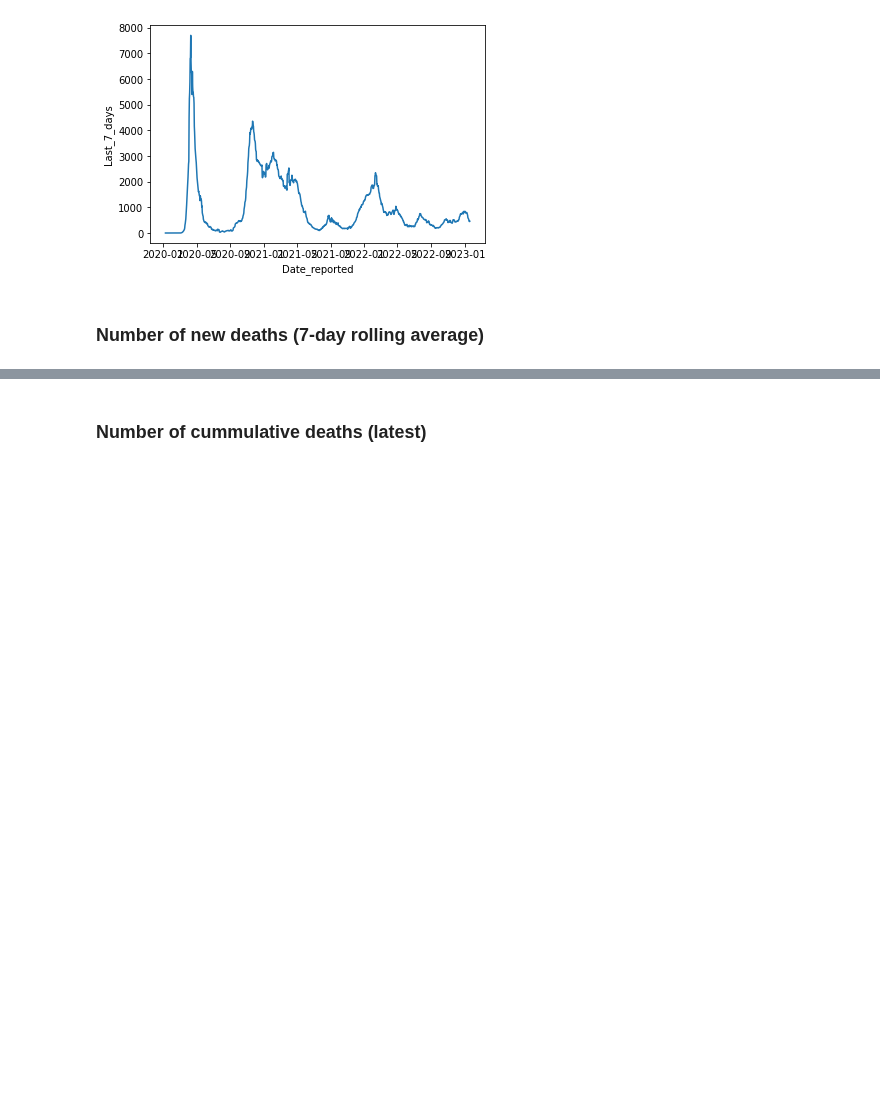
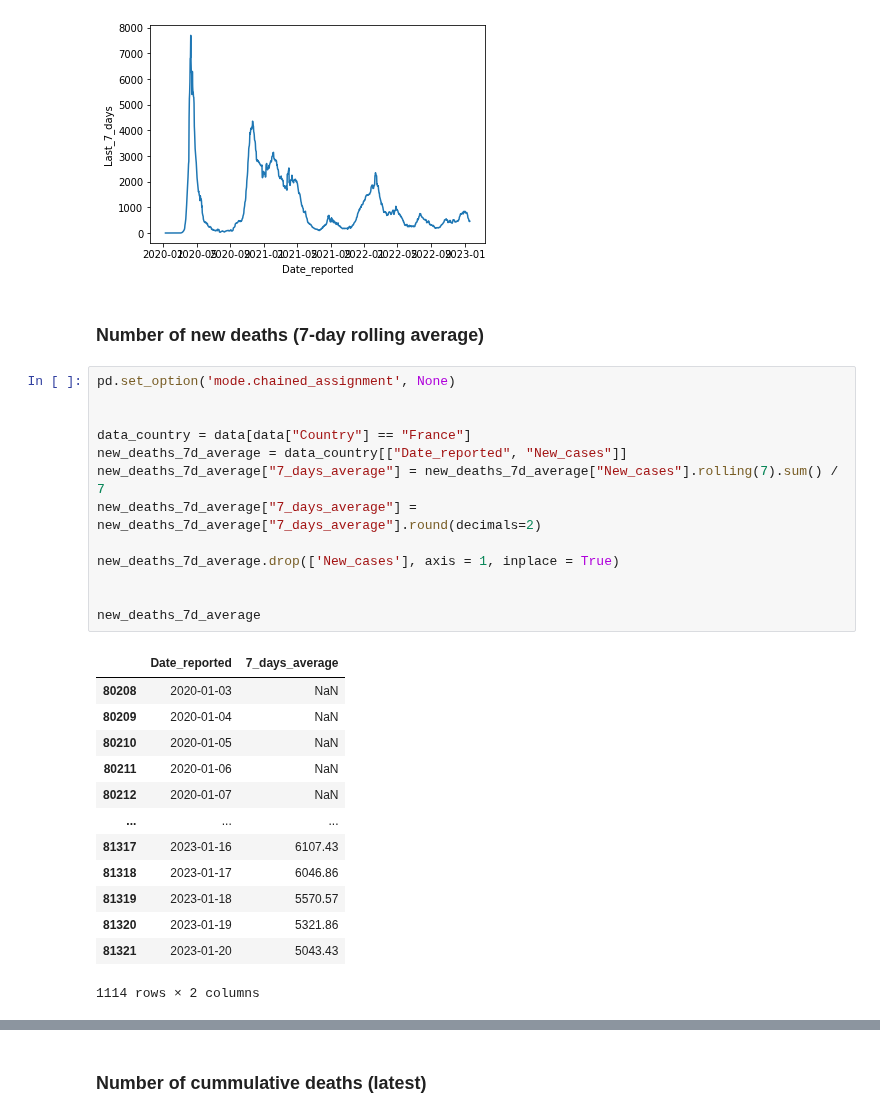
Before and after one commit to AmElmo/Covid_tracking_dashboard, a Jupyter notebook: data_collection.ipynb, the cells around one changed output, grey strips where cells are left out. Saved outputs shown, nothing was run; the diff lists cells and outputs as text; blank space fills up the shorter version.

```diff
--- a/data_collection.ipynb
+++ b/data_collection.ipynb
@@ -130,3 +137,30 @@ sns.lineplot(data=new_deaths_7d, x="Date_reported", y="Last_7_days")
 [figure]
 # %% [markdown]
 ### Number of new deaths (7-day rolling average)
+# %%
+pd.set_option('mode.chained_assignment', None)
+
+
+data_country = data[data["Country"] == "France"]
+new_deaths_7d_average = data_country[["Date_reported", "New_cases"]]
+new_deaths_7d_average["7_days_average"] = new_deaths_7d_average["New_cases"].rolling(7).sum() / 7
+new_deaths_7d_average["7_days_average"] = new_deaths_7d_average["7_days_average"].round(decimals=2)
+
+new_deaths_7d_average.drop(['New_cases'], axis = 1, inplace = True)
+
+
+new_deaths_7d_average
+# %% [output]
+|  | Date_reported | 7_days_average |
+| 80208 | 2020-01-03 | NaN |
+| 80209 | 2020-01-04 | NaN |
+| 80210 | 2020-01-05 | NaN |
+| 80211 | 2020-01-06 | NaN |
+| 80212 | 2020-01-07 | NaN |
+| ... | ... | ... |
+| 81317 | 2023-01-16 | 6107.43 |
+| 81318 | 2023-01-17 | 6046.86 |
+| 81319 | 2023-01-18 | 5570.57 |
+| 81320 | 2023-01-19 | 5321.86 |
+| 81321 | 2023-01-20 | 5043.43 |
+1114 rows × 2 columns
```
Also changed, not shown: parts of 3 cells of this notebook.
